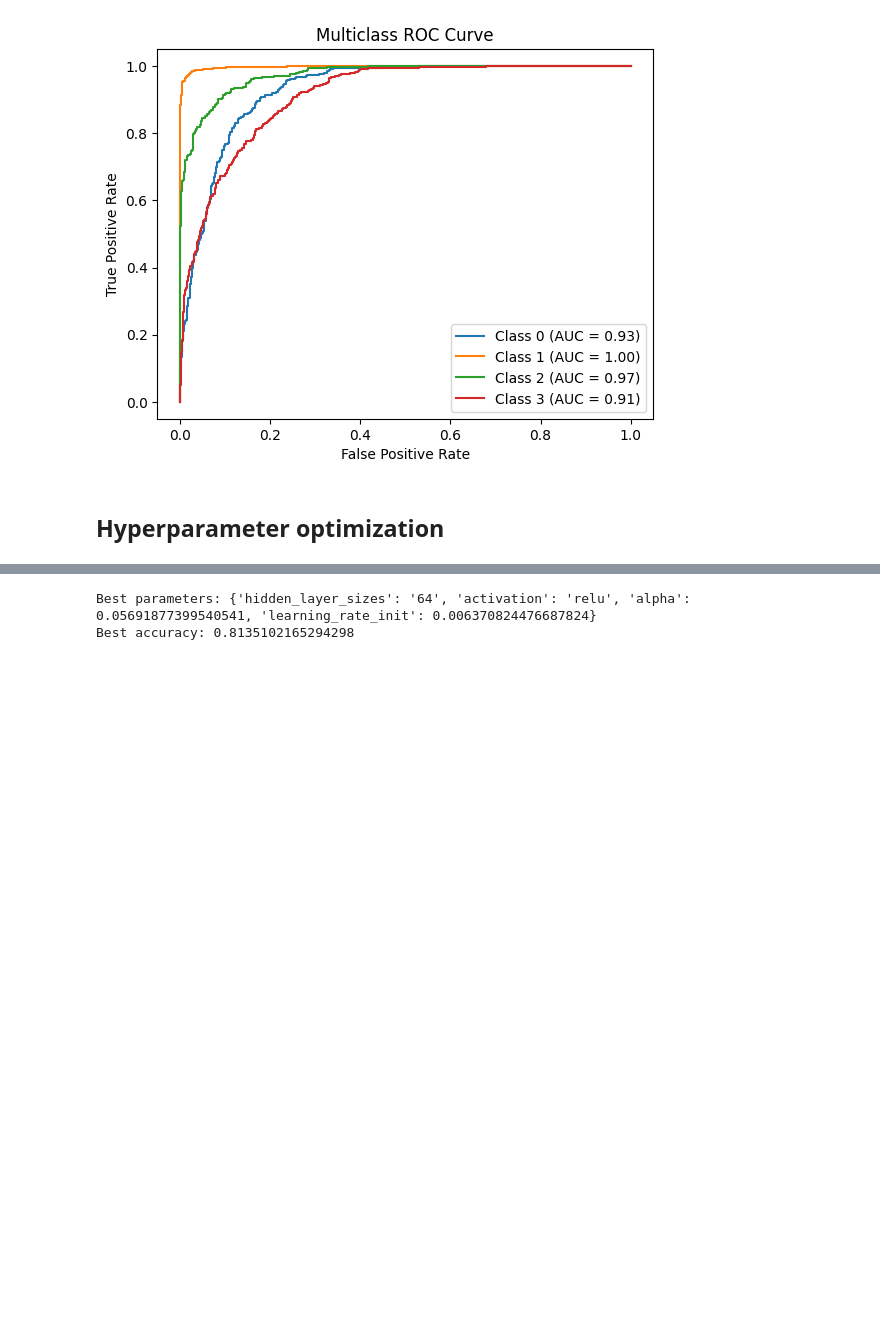
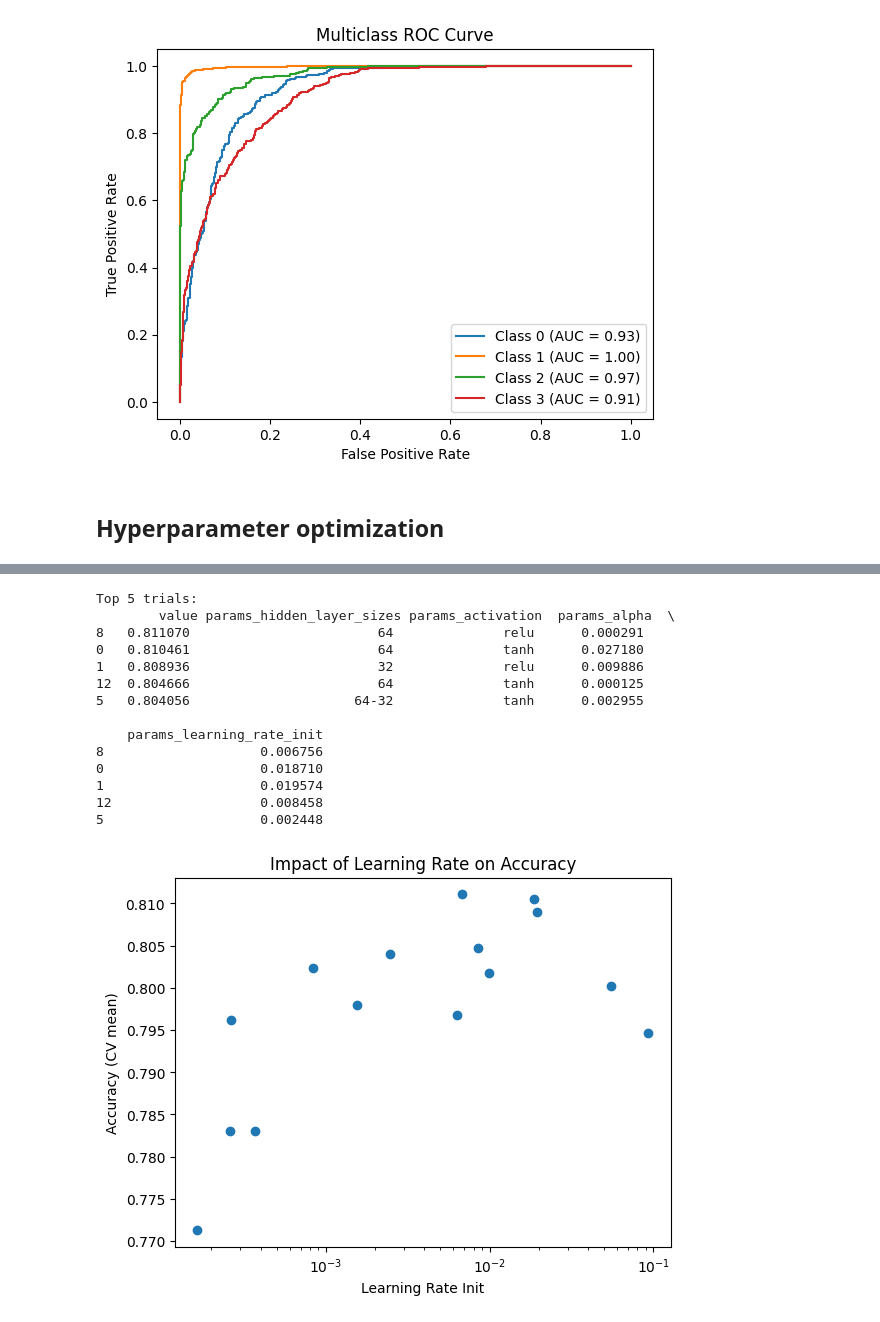
Before and after one commit to SilvaUnCompte/EMG-Gesture-Recognition-System, a Jupyter notebook: test.ipynb, the cells around one changed output, grey strips where cells are left out. Cells and saved outputs as stored; diff of their text form; code cells hidden in the pictures; blank space fills up the shorter version.

```diff
--- a/test.ipynb
+++ b/test.ipynb
@@ -275,9 +276,7 @@ Mean accuracy: 0.7580071174377225
 import optuna
 
 def objective(trial):
-    hidden_layer_sizes = trial.suggest_categorical(
-        'hidden_layer_sizes', ['32', '64', '64-32', '128-64']
-    )
+    hidden_layer_sizes = trial.suggest_categorical('hidden_layer_sizes', ['32', '64', '64-32', '128-64'])
     layer_map = {
         '32': (32,),
         '64': (64,),
@@ -303,11 +302,30 @@ def objective(trial):
     scores = cross_val_score(mlp, X_train, y_train, cv=3, scoring='accuracy')
     return scores.mean()
 
+# Run optimization
 study = optuna.create_study(direction='maximize')
-study.optimize(objective, n_trials=30)
+study.optimize(objective, n_trials=15)
 
-print("Best parameters:", study.best_params)
-print("Best accuracy:", study.best_value)
-# Best parameters: {'hidden_layer_sizes': '64', 'activation': 'relu', 'alpha': 0.05691877399540541, 'learning_rate_init': 0.006370824476687824}
-# Best accuracy: 0.8135102165294298
+# -------------------------------
+# 📊 Step 12.1 - Results Analysis
+# -------------------------------
+# Convert trials to a DataFrame
+df_results = study.trials_dataframe()
+
+# Sort by best accuracy
+df_sorted = df_results.sort_values('value', ascending=False)
+print("Top 5 trials:\n", df_sorted[['value', 'params_hidden_layer_sizes',
+                                    'params_activation', 'params_alpha',
+                                    'params_learning_rate_init']].head())
+
+# -------------------------------
+# 📈 Step 12.2 - Visualization
+# -------------------------------
+# Plot accuracy vs learning rate
+plt.scatter(df_results['params_learning_rate_init'], df_results['value'])
+plt.xscale('log')
+plt.xlabel("Learning Rate Init")
+plt.ylabel("Accuracy (CV mean)")
+plt.title("Impact of Learning Rate on Accuracy")
+plt.show()
 # %% [output]
@@ -331,2 +348,15 @@ print("Best accuracy:", study.best_value)
-Best parameters: {'hidden_layer_sizes': '64', 'activation': 'relu', 'alpha': 0.05691877399540541, 'learning_rate_init': 0.006370824476687824}
-Best accuracy: 0.8135102165294298
+Top 5 trials:
+        value params_hidden_layer_sizes params_activation  params_alpha  \
+8   0.811070                        64              relu      0.000291
+0   0.810461                        64              tanh      0.027180
+1   0.808936                        32              relu      0.009886
+12  0.804666                        64              tanh      0.000125
+5   0.804056                     64-32              tanh      0.002955
+
+    params_learning_rate_init
+8                    0.006756
+0                    0.018710
+1                    0.019574
+12                   0.008458
+5                    0.002448
+[figure, added]
```
Also changed, not shown: parts of 5 cells of this notebook, 8 other files.
